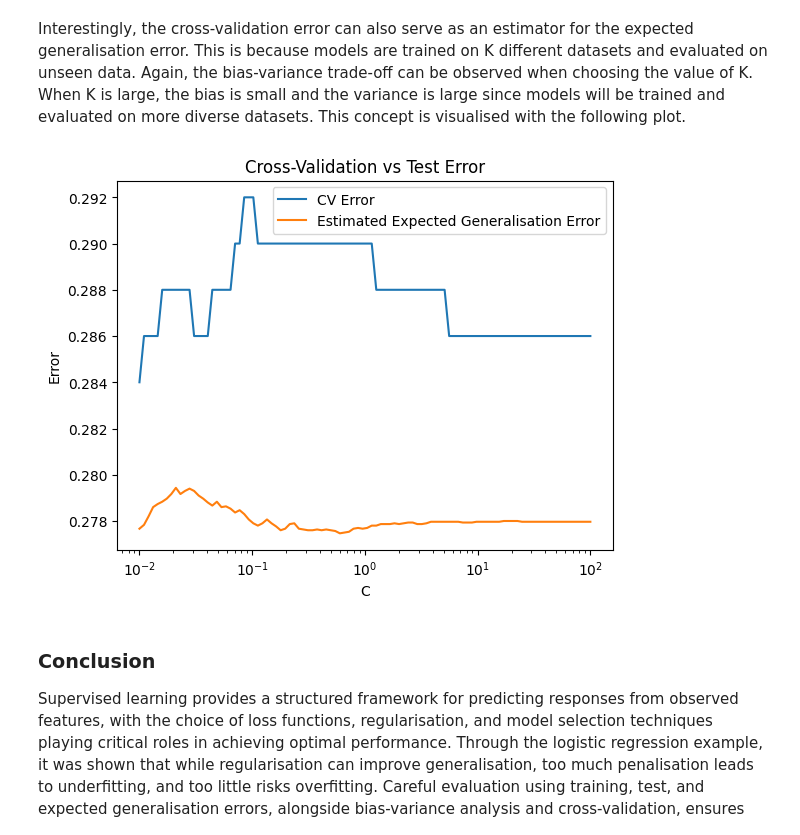
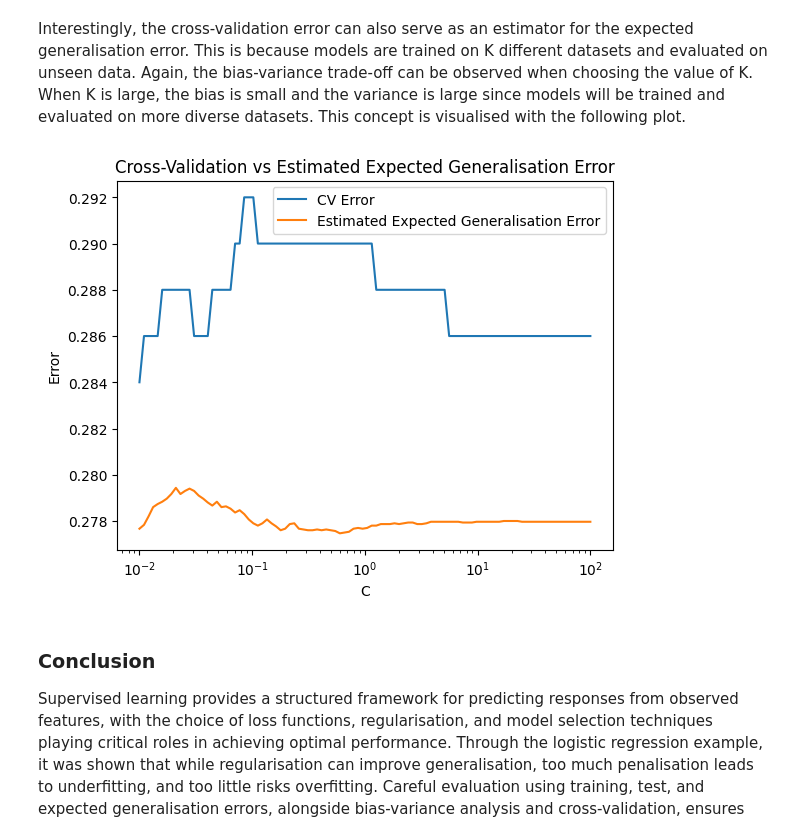
Before and after one commit to LiseVisagie/SLT-Ass1, a Jupyter notebook: Ass1_1.ipynb, the cells around one changed output. Drawn from its saved outputs; the diff is of its cells as text; code cells hidden in the pictures.

```diff
--- a/Ass1_1.ipynb
+++ b/Ass1_1.ipynb
@@ -390,16 +390,16 @@ Interestingly, the cross-validation error can also serve as an estimator for the
 # %%
 
 plt.figure()
 plt.plot(C_values, cv_errors, label="CV Error")
 plt.plot(C_values, exp_errors, label="Estimated Expected Generalisation Error")
 plt.xscale('log')
 plt.xlabel("C")
 plt.ylabel("Error")
-plt.title("Cross-Validation vs Test Error")
+plt.title("Cross-Validation vs Estimated Expected Generalisation Error")
 plt.legend()
 plt.show()
 # %% [output]
-[figure, old version]
+[figure, new version]
 # %% [markdown]
 ### Conclusion
 Supervised learning provides a structured framework for predicting responses from observed features, with the choice of loss functions, regularisation, and model selection techniques playing critical roles in achieving optimal performance. Through the logistic regression example, it was shown that while regularisation can improve generalisation, too much penalisation leads to underfitting, and too little risks overfitting. Careful evaluation using training, test, and expected generalisation errors, alongside bias-variance analysis and cross-validation, ensures models achieve the right balance between bias and variance. Ultimately, the effectiveness of supervised learning lies in selecting models that minimise generalisation error while maintaining robustness and interpretability.
```
Also changed, not shown: 5 other files.
